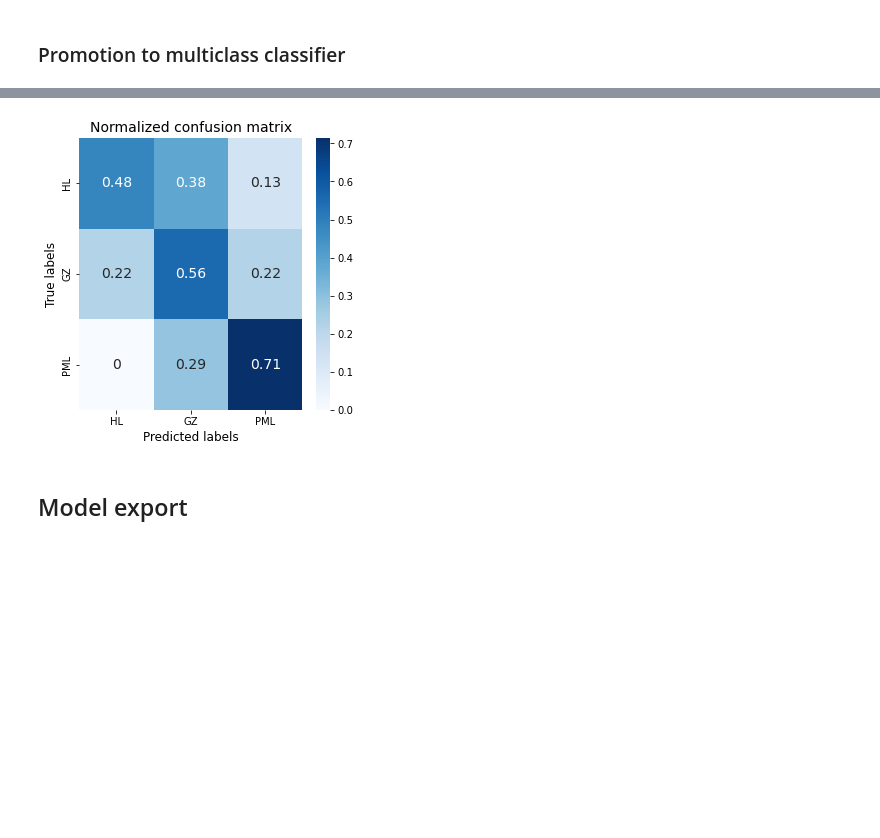
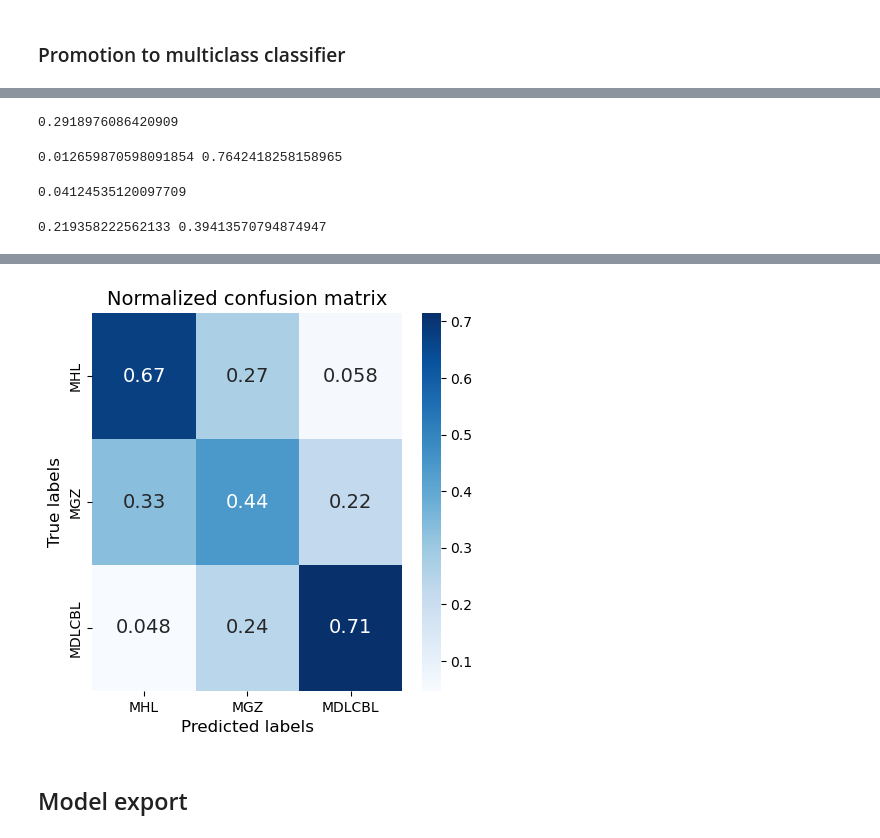
Before and after one commit to harel-coffee/mediastinal-lymphoma-classification-auto, a Jupyter notebook: 5_lymphoma_classification.ipynb, the cells around one changed output, grey strips where cells are left out. Drawn from its saved outputs; the diff is of its cells as text; code cells hidden in the pictures; blank space fills up the shorter version.

```diff
--- a/5_lymphoma_classification.ipynb
+++ b/5_lymphoma_classification.ipynb
@@ -605,4 +650,30 @@ plot_classification_region ( y_train_exp, y_scores_exp, X_train_high_rank, bound
+# %%
+y = np.interp (threshold, x, cumsum)
+y
+# %% [output]
+0.2918976086420909
+# %%
+y_max = np.interp (best_scores[:,1].max(), x, cumsum)
+y_min = np.interp (best_scores[:,1].min(), x, cumsum)
+print (y_min, y_max)
+# %% [output]
+0.012659870598091854 0.7642418258158965
+# %%
+limits = (y_max - y_min) * len(y_gz) / len(y_train_exp)
+limits / 2.0
+# %% [output]
+0.04124535120097709
+# %%
+y_max = y + limits
+y_min = y - limits
+# %%
+x_max = np.interp (y_max, cumsum, x)
+x_min = np.interp (y_min, cumsum, x)
+print (x_min, x_max)
+# %% [output]
+0.219358222562133 0.39413570794874947
 # %%
-plot_classification_region ( y_train_exp, y_scores_exp, X_train_high_rank, boundary = [0.39, 0.58],
-                             labels = ["HL", "GZ", "PML"], high_rnk_feat_name = high_rnk_feat_name, show_conf_matrix = True )
+plot_classification_region ( y_train_exp, y_scores_exp, X_train_high_rank,
+                             boundary = [x_min, x_max], labels = [LABELS[0], LABELS[2], LABELS[1]],
+                             high_rnk_feat_name = high_rnk_feat_name, show_conf_matrix = True )
 # %% [output]
@@ -611,4 +682,4 @@ plot_classification_region ( y_train_exp, y_scores_exp, X_train_high_rank, bound
-[figure, old version]
+[figure, new version]
 # %% [markdown]
 ## Model export
 # %%
```
Also changed, not shown: parts of 31 cells of this notebook, 5 other files.
